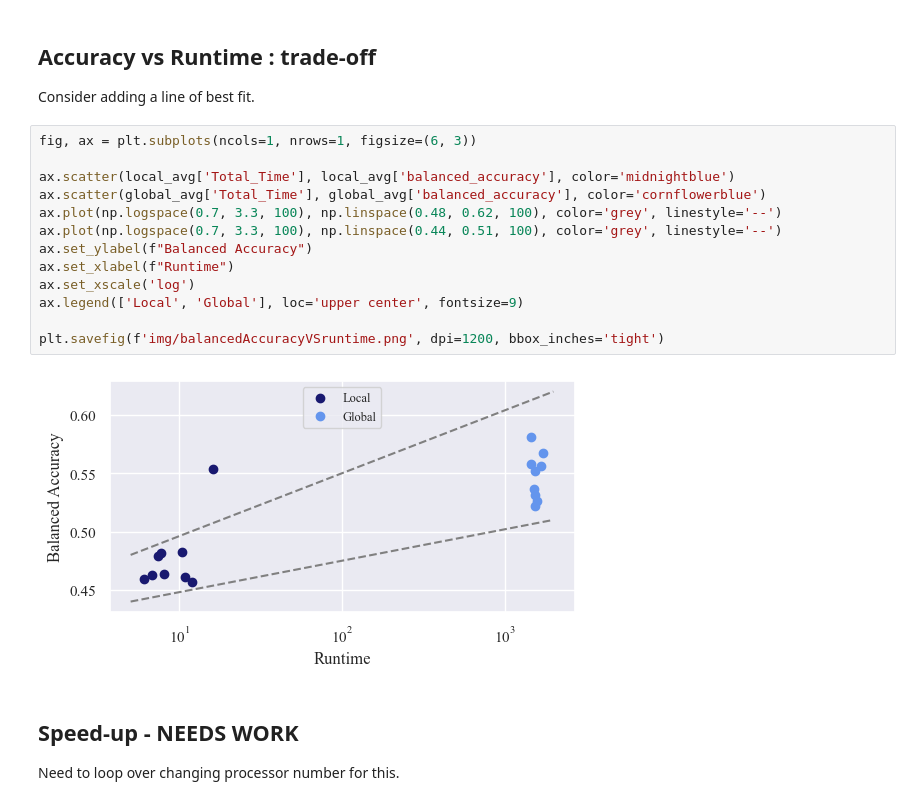
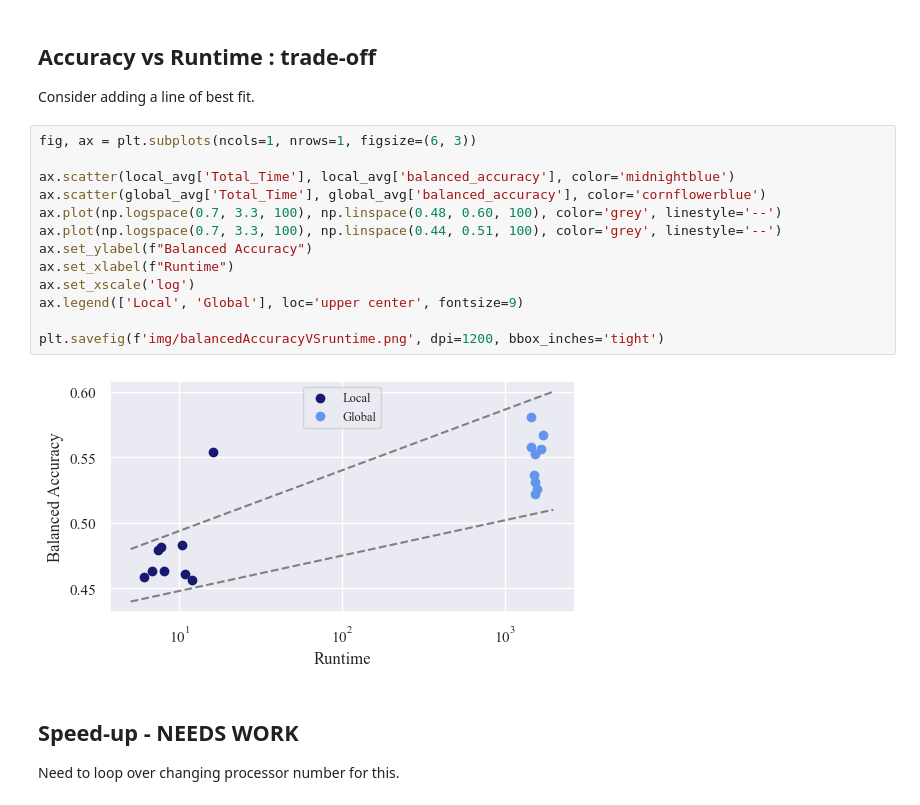
Before and after one commit to KRudd-E/BigData, a Jupyter notebook: code/src/logs/reports_analysis.ipynb, the cells around one changed output. Drawn from its saved outputs; the diff is of its cells as text.

```diff
--- a/code/src/logs/reports_analysis.ipynb
+++ b/code/src/logs/reports_analysis.ipynb
@@ -157,18 +157,18 @@ Consider adding a line of best fit.
 # %%
 fig, ax = plt.subplots(ncols=1, nrows=1, figsize=(6, 3))
 
 ax.scatter(local_avg['Total_Time'], local_avg['balanced_accuracy'], color='midnightblue')
 ax.scatter(global_avg['Total_Time'], global_avg['balanced_accuracy'], color='cornflowerblue')
-ax.plot(np.logspace(0.7, 3.3, 100), np.linspace(0.48, 0.62, 100), color='grey', linestyle='--')
+ax.plot(np.logspace(0.7, 3.3, 100), np.linspace(0.48, 0.60, 100), color='grey', linestyle='--')
 ax.plot(np.logspace(0.7, 3.3, 100), np.linspace(0.44, 0.51, 100), color='grey', linestyle='--')
 ax.set_ylabel(f"Balanced Accuracy")
 ax.set_xlabel(f"Runtime")
 ax.set_xscale('log')
 ax.legend(['Local', 'Global'], loc='upper center', fontsize=9)
 
 plt.savefig(f'img/balancedAccuracyVSruntime.png', dpi=1200, bbox_inches='tight')
 # %% [output]
-[figure, old version]
+[figure, new version]
 # %% [markdown]
 ## Speed-up - NEEDS WORK
 
```
Also changed, not shown: 2 other files.
